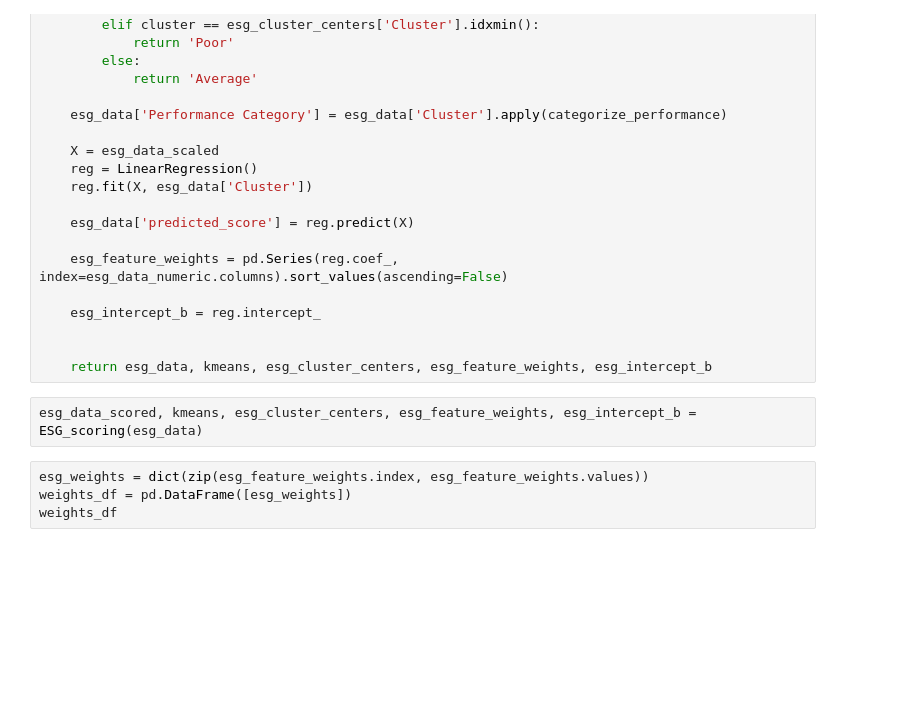
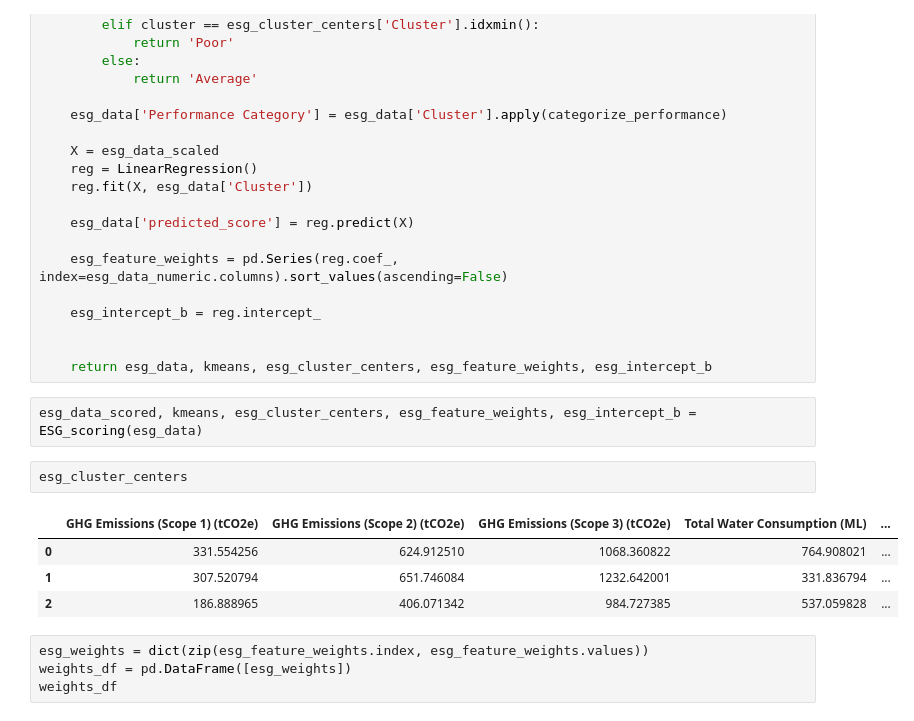
Before and after one commit to heyyyjiaming/DSS5105_BugBuster, a Jupyter notebook: model/ESG-Scoring-function.ipynb, the cells around one changed output. Drawn from its saved outputs; the diff is of its cells as text; blank space fills up the shorter version.

```diff
--- a/model/ESG-Scoring-function.ipynb
+++ b/model/ESG-Scoring-function.ipynb
@@ -63,6 +63,13 @@ def ESG_scoring(esg_data):
     return esg_data, kmeans, esg_cluster_centers, esg_feature_weights, esg_intercept_b
 # %%
 esg_data_scored, kmeans, esg_cluster_centers, esg_feature_weights, esg_intercept_b = ESG_scoring(esg_data)
+# %%
+esg_cluster_centers
+# %% [output]
+|  | GHG Emissions (Scope 1) (tCO2e) | GHG Emissions (Scope 2) (tCO2e) | GHG Emissions (Scope 3) (tCO2e) | Total Water Consumption (ML) | ... |
+| 0 | 331.554256 | 624.912510 | 1068.360822 | 764.908021 | ... |
+| 1 | 307.520794 | 651.746084 | 1232.642001 | 331.836794 | ... |
+| 2 | 186.888965 | 406.071342 | 984.727385 | 537.059828 | ... |
 # %%
 esg_weights = dict(zip(esg_feature_weights.index, esg_feature_weights.values))
 weights_df = pd.DataFrame([esg_weights])
```
Also changed, not shown: parts of 1 cell of this notebook, 3 other files.
